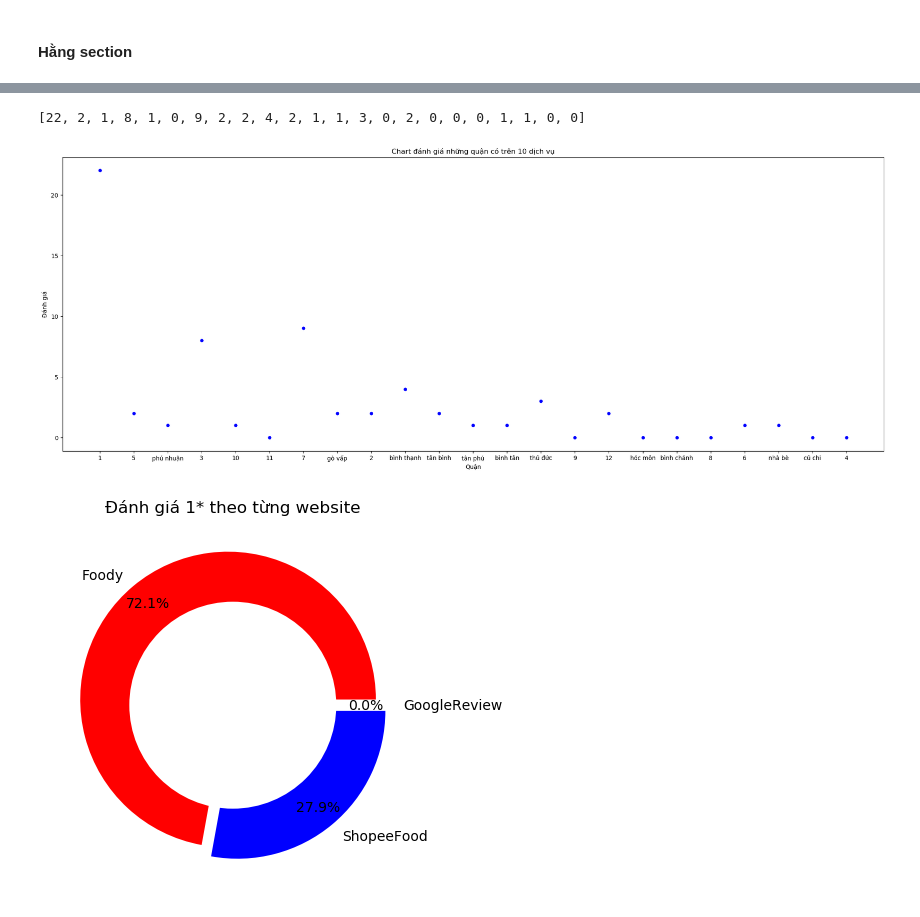
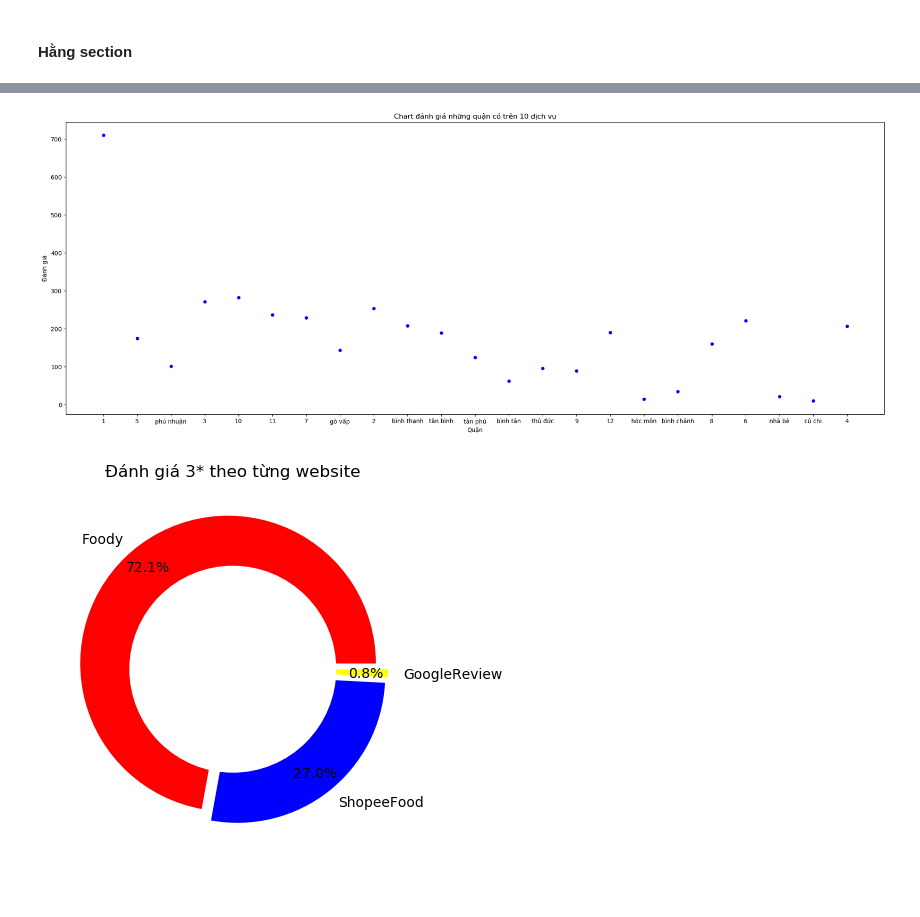
Before and after one commit to thafnhlong/HCMUS-UNIV-WebScience-VisualizeData, a Jupyter notebook: Source.ipynb, the cells around one changed output, grey strips where cells are left out. Cells and saved outputs as stored; diff of their text form; code cells hidden in the pictures.

```diff
--- a/Source.ipynb
+++ b/Source.ipynb
@@ -1074,7 +1074,7 @@ ax1 = plotdata_service.plot.bar(stacked=True)
 #### Hằng section
 # %%
 # code here
-# Hang: Thống kê rate trên 3* theo từng quận
+# Hang: Thống kê rate trên 7* theo từng quận
 # Danh sách quận
 ListDistrict = DATA["district"].drop_duplicates().tolist()
 list_rate = []
@@ -1085,16 +1085,17 @@ ListWebsite = DATA["website"].drop_duplicates().tolist()
 for distr in ListDistrict:
     count = 0
     for i in range(0,len(rate)):
-        if(rate[i] >=3 and district[i]==distr):
+        if(rate[i] >=7 and district[i]==distr):
             count = count + 1
     list_rate.append(count)
 
 df = pd.DataFrame(list_rate, index= ListDistrict, columns=['x'])
 
-print(list_rate)
+# print(list_rate)
+# print(ListDistrict)
 # make the plot
 #df.plot.pie(subplots=True, figsize=(8, 8), labeldistance=None)
-df.plot.pie(subplots=True, figsize=(10,10), autopct='%.2f', fontsize=10, labeldistance=None);
-
+df.plot.pie(subplots=True, figsize=(12,11), autopct='%.2f', fontsize=10, labeldistance=None);
+plt.title("Sự tương quan giữa rate cao và quận")
 plt.show()
 # %% [output]
@@ -1120,12 +1115,12 @@ for distr in ListDistrict:
     count = 0
     for i in range(0,len(service)):
         # print(service[i])
-        if (type (service[i]) != str):
+        if (type (service[i]) == str):
             if(service[i] != None and  len(service[i])> 10 and district[i]==distr):
                 count = count + 1
     list_service.append(count)
 
-print(list_service)
+# print(list_service)
 # make the plot
 
 data={'Quận':ListDistrict,
@@ -1136,11 +1131,10 @@ plt.title("Chart đánh giá những quận có trên 10 dịch vụ")
 
 plt.show()
 # %% [output]
-[22, 2, 1, 8, 1, 0, 9, 2, 2, 4, 2, 1, 1, 3, 0, 2, 0, 0, 0, 1, 1, 0, 0]
-[figure, old version]
+[figure, new version]
 # %%
 # code here
-# Hang: Thống kê đánh giá số lượng 1* của các website
+# Hang: Thống kê đánh giá số lượng 3* của các website
 # Danh sách
 list_rate_1_stars = []
 count = 0
@@ -1149,33 +1143,33 @@ ListWebsite = DATA["website"].drop_duplicates().tolist()
 website = DATA['website'].tolist()
 for web in website:
     count = 0
     for i in range(0,len(rate)):
-        if(rate[i] <= 1 and website[i]== web):
+        if(rate[i] <= 3 and website[i]== web):
             count = count + 1
     list_rate_1_stars.append(count)
 
 list_rate_1_stars = list(dict.fromkeys(list_rate_1_stars))
 # colors
 colors = ['#FF0000', '#0000FF', '#FFFF00']
 # explosion
 explode = (0.05, 0.05, 0.05)
 
 # Pie Chart
 plt.pie(list_rate_1_stars, colors=colors, labels=ListWebsite,
         autopct='%1.1f%%', pctdistance=0.85,
         explode=explode)
 
 # draw circle
 centre_circle = plt.Circle((0, 0), 0.70, fc='white')
 fig = plt.gcf()
 
 # Adding Circle in Pie chart
 fig.gca().add_artist(centre_circle)
 
 # Adding Title of chart
-plt.title('Đánh giá 1* theo từng website')
+plt.title('Đánh giá 3* theo từng website')
 
 # Displaing Chart
 plt.show()
 # %% [output]
-[figure, old version]
+[figure, new version]
```
Also changed, not shown: parts of 6 cells of this notebook.
